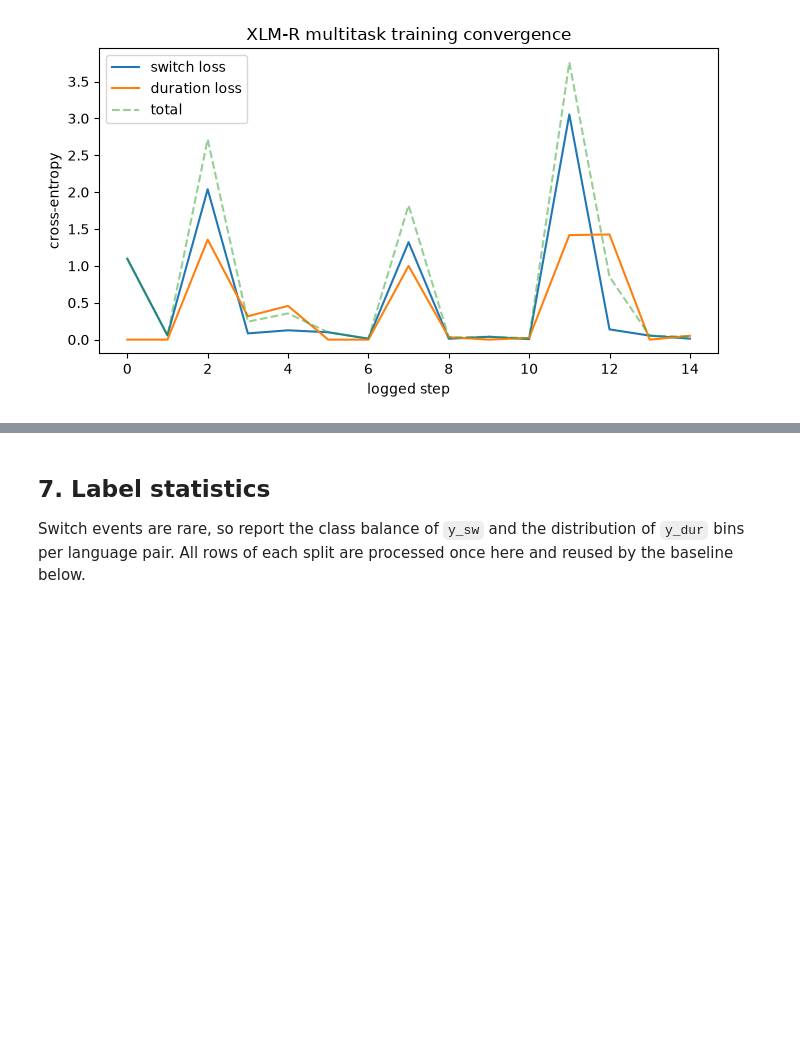
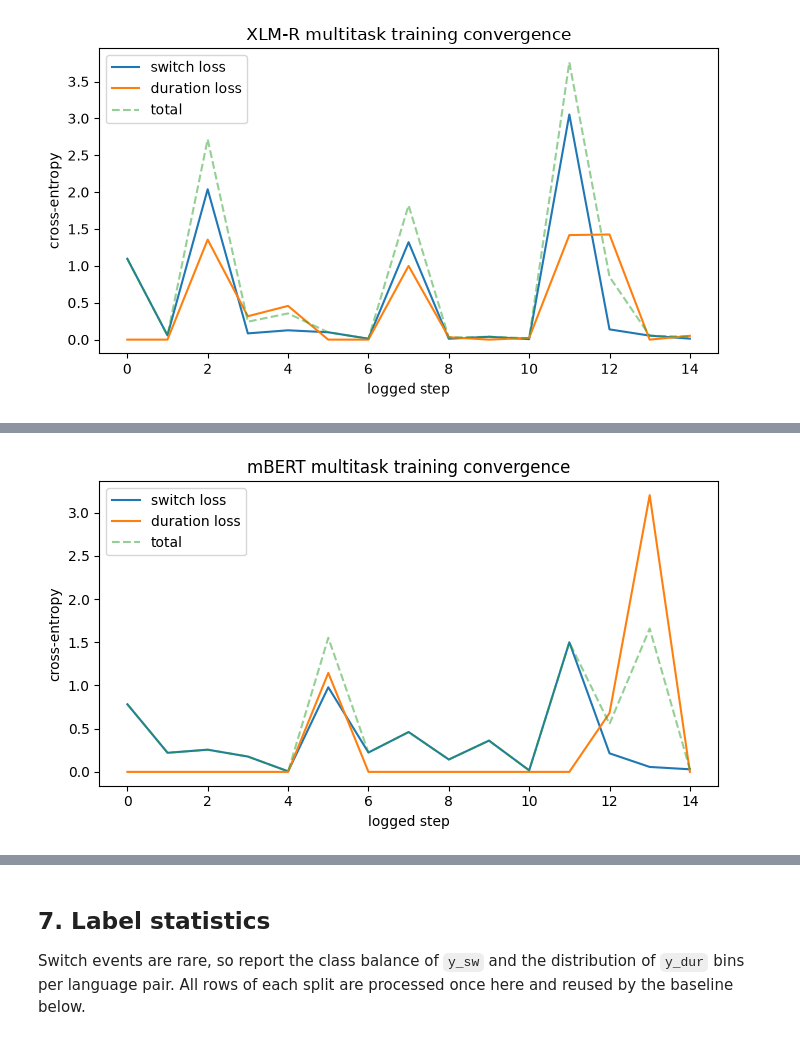
Before and after one commit to helloxujc/predictive-code-switching-team2, a Jupyter notebook: streaming_dataloader.ipynb, the cells around one changed output, grey strips where cells are left out. Drawn from its saved outputs; the diff is of its cells as text; code cells hidden in the pictures; blank space fills up the shorter version.

Commit message:
Add mBERT multitask model, training, and evaluation, and update README

```diff
--- a/streaming_dataloader.ipynb
+++ b/streaming_dataloader.ipynb
@@ -1340,0 +1425,9 @@ plt.show()
+# %%
+# STEP 1 (mBERT) — Train with the settings of the final XLM-R run. If the XLM-R sweep cell was skipped,
+# fall back to its reported winner (switch_pos_weight = 8, lambda_dur = 0.5).
+gc.collect()
+if torch.backends.mps.is_available(): torch.mps.empty_cache()
+mb_w = best_w if "best_w" in globals() else 8.0
+mb_ldur = best_ldur if "best_ldur" in globals() else 0.5
+print(f"training mBERT: switch_pos_weight={mb_w}, lambda_dur={mb_ldur}, mBERT vocabulary {len(TOKENIZERS['mbert'])}")
+net_mb, history_mb = train_mbert(switch_pos_weight=mb_w, lambdas=(1.0, mb_ldur), max_steps=1500, batch_size=8)
@@ -1340,0 +1473,13 @@ plt.show()
+# %%
+# STEP 3 (mBERT) — Training convergence for both tasks
+import matplotlib.pyplot as plt
+h_mb = pd.DataFrame(history_mb)
+plt.figure(figsize=(7, 4))
+plt.plot(range(len(h_mb)), h_mb["L_sw"], label="switch loss")
+plt.plot(range(len(h_mb)), h_mb["L_dur"], label="duration loss")
+plt.plot(range(len(h_mb)), h_mb["loss"], "--", alpha=0.5, label="total")
+plt.xlabel("logged step"); plt.ylabel("cross-entropy")
+plt.title("mBERT multitask training convergence"); plt.legend(); plt.tight_layout()
+plt.show()
+# %% [output]
+[figure, added]
```
Also changed, not shown: parts of 5 cells of this notebook, 1 other file.
